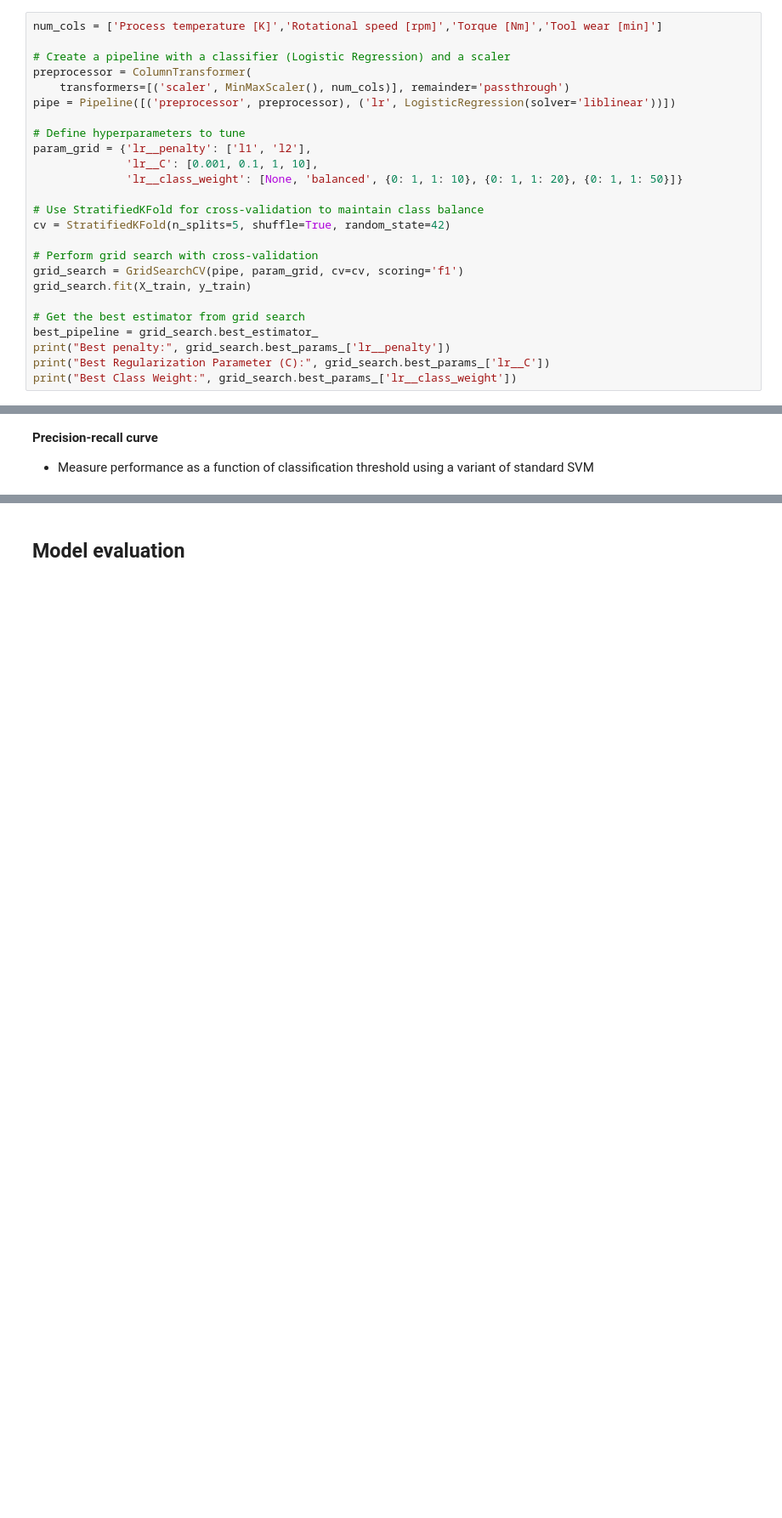
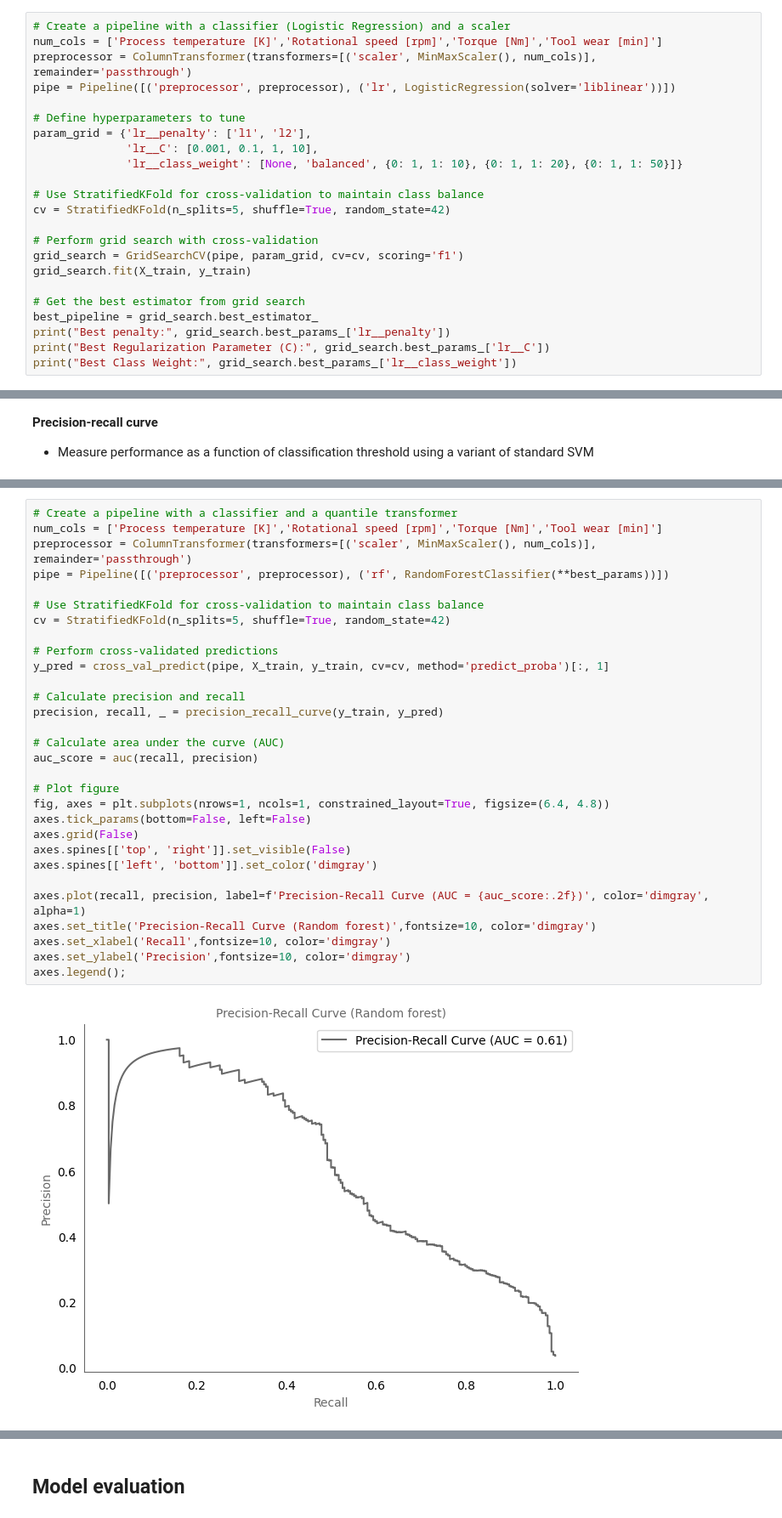
Before and after one commit to earth1987/machine-failure, a Jupyter notebook: notebooks/predicting_failure.ipynb, the cells around one changed output, grey strips where cells are left out. Shown at 85% size. Drawn from its saved outputs; the diff is of its cells as text; blank space fills up the shorter version.

Commit message:
added random forest & xgboost

```diff
--- a/notebooks/predicting_failure.ipynb
+++ b/notebooks/predicting_failure.ipynb
@@ -425,11 +427,9 @@ References: [Here](https://www.cs.cornell.edu/courses/cs4780/2018fa/lectures/lec
 
     $\text{class weight} = \{0: 1, 1: \text{majority class instances / minority class instances}\}$
 # %%
+# Create a pipeline with a classifier (Logistic Regression) and a scaler
 num_cols = ['Process temperature [K]','Rotational speed [rpm]','Torque [Nm]','Tool wear [min]']
-
-# Create a pipeline with a classifier (Logistic Regression) and a scaler
-preprocessor = ColumnTransformer(
-    transformers=[('scaler', MinMaxScaler(), num_cols)], remainder='passthrough')
+preprocessor = ColumnTransformer(transformers=[('scaler', MinMaxScaler(), num_cols)], remainder='passthrough')
 pipe = Pipeline([('preprocessor', preprocessor), ('lr', LogisticRegression(solver='liblinear'))])
 
 # Define hyperparameters to tune
@@ -664,0 +730,32 @@ axes.legend();
+# %%
+# Create a pipeline with a classifier and a quantile transformer
+num_cols = ['Process temperature [K]','Rotational speed [rpm]','Torque [Nm]','Tool wear [min]']
+preprocessor = ColumnTransformer(transformers=[('scaler', MinMaxScaler(), num_cols)], remainder='passthrough')
+pipe = Pipeline([('preprocessor', preprocessor), ('rf', RandomForestClassifier(**best_params))])
+
+# Use StratifiedKFold for cross-validation to maintain class balance
+cv = StratifiedKFold(n_splits=5, shuffle=True, random_state=42)
+
+# Perform cross-validated predictions
+y_pred = cross_val_predict(pipe, X_train, y_train, cv=cv, method='predict_proba')[:, 1]
+
+# Calculate precision and recall
+precision, recall, _ = precision_recall_curve(y_train, y_pred)
+
+# Calculate area under the curve (AUC)
+auc_score = auc(recall, precision)
+
+# Plot figure
+fig, axes = plt.subplots(nrows=1, ncols=1, constrained_layout=True, figsize=(6.4, 4.8))
+axes.tick_params(bottom=False, left=False)
+axes.grid(False)
+axes.spines[['top', 'right']].set_visible(False)
+axes.spines[['left', 'bottom']].set_color('dimgray')
+
+axes.plot(recall, precision, label=f'Precision-Recall Curve (AUC = {auc_score:.2f})', color='dimgray', alpha=1)
+axes.set_title('Precision-Recall Curve (Random forest)',fontsize=10, color='dimgray')
+axes.set_xlabel('Recall',fontsize=10, color='dimgray')
+axes.set_ylabel('Precision',fontsize=10, color='dimgray')
+axes.legend();
+# %% [output]
+[figure, added]
```
Also changed, not shown: parts of 34 cells of this notebook.
